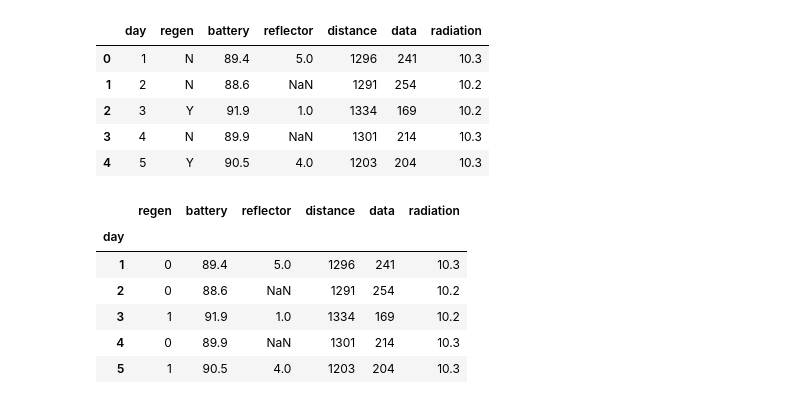
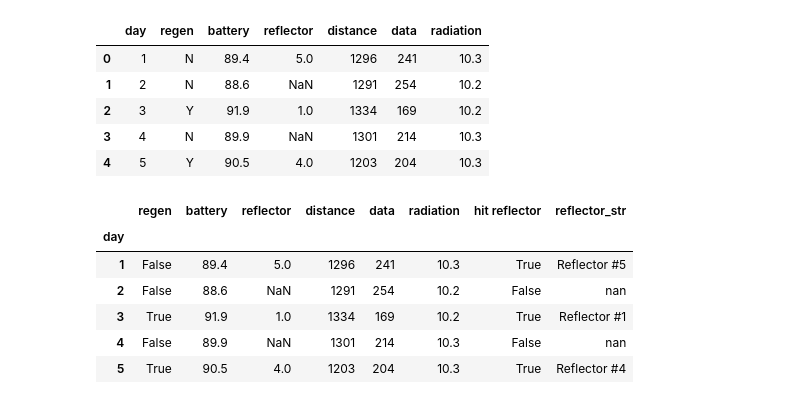
Before and after one commit to IntegerMan/Math601Project1, a Jupyter notebook: Analysis.ipynb, the cells around one changed output. Cells and saved outputs as stored; diff of their text form; code cells hidden in the pictures.

```diff
--- a/Analysis.ipynb
+++ b/Analysis.ipynb
@@ -13,19 +13,30 @@ df.head()
 | 4 | 5 | Y | 90.5 | 4.0 | 1203 | 204 | 10.3 |
 # %%
 # Clean the regen column to be 0 for no recharge or 1 for recharged
-df['regen'].where(~(df['regen'] == 'N'), other=0, inplace=True)
-df['regen'].where(~(df['regen'] == 'Y'), other=1, inplace=True)
-df['regen'] = df['regen'].astype(int)
+df['regen'].where(~(df['regen'] == 'N'), other=False, inplace=True)
+df['regen'].where(~(df['regen'] == 'Y'), other=True, inplace=True)
+df['regen'] = df['regen'].astype(bool)
 
-# Set the index column to be the day, since it's the unique ID of each row
+# Set the index column to be the day, since it's the unique ID of each row. Also sort sequentially
+df.sort_values(by='day', inplace=True)
 df.set_index('day', inplace=True)
 
+# Use Reflector of "None" for NaN values and treat the reflector column like a string column
+df['hit reflector'] = df['reflector'] >= 1
+df['reflector_str'] = df['reflector'].fillna('None')
+df['reflector_str'] = df['reflector'].astype(str)
+df['reflector_str'].replace(to_replace=['1.0'], value='Reflector #1', inplace=True)
+df['reflector_str'].replace(to_replace=['2.0'], value='Reflector #2', inplace=True)
+df['reflector_str'].replace(to_replace=['3.0'], value='Reflector #3', inplace=True)
+df['reflector_str'].replace(to_replace=['4.0'], value='Reflector #4', inplace=True)
+df['reflector_str'].replace(to_replace=['5.0'], value='Reflector #5', inplace=True)
+
 df.head()
 # %% [output]
-|  | regen | battery | reflector | distance | data | radiation |
-| day |  |  |  |  |  |  |
-| 1 | 0 | 89.4 | 5.0 | 1296 | 241 | 10.3 |
-| 2 | 0 | 88.6 | NaN | 1291 | 254 | 10.2 |
-| 3 | 1 | 91.9 | 1.0 | 1334 | 169 | 10.2 |
-| 4 | 0 | 89.9 | NaN | 1301 | 214 | 10.3 |
-| 5 | 1 | 90.5 | 4.0 | 1203 | 204 | 10.3 |
+|  | regen | battery | reflector | distance | data | radiation | hit reflector | reflector_str |
+| day |  |  |  |  |  |  |  |  |
+| 1 | False | 89.4 | 5.0 | 1296 | 241 | 10.3 | True | Reflector #5 |
+| 2 | False | 88.6 | NaN | 1291 | 254 | 10.2 | False | nan |
+| 3 | True | 91.9 | 1.0 | 1334 | 169 | 10.2 | True | Reflector #1 |
+| 4 | False | 89.9 | NaN | 1301 | 214 | 10.3 | False | nan |
+| 5 | True | 90.5 | 4.0 | 1203 | 204 | 10.3 | True | Reflector #4 |
```
Also changed, not shown: parts of 16 cells of this notebook.
